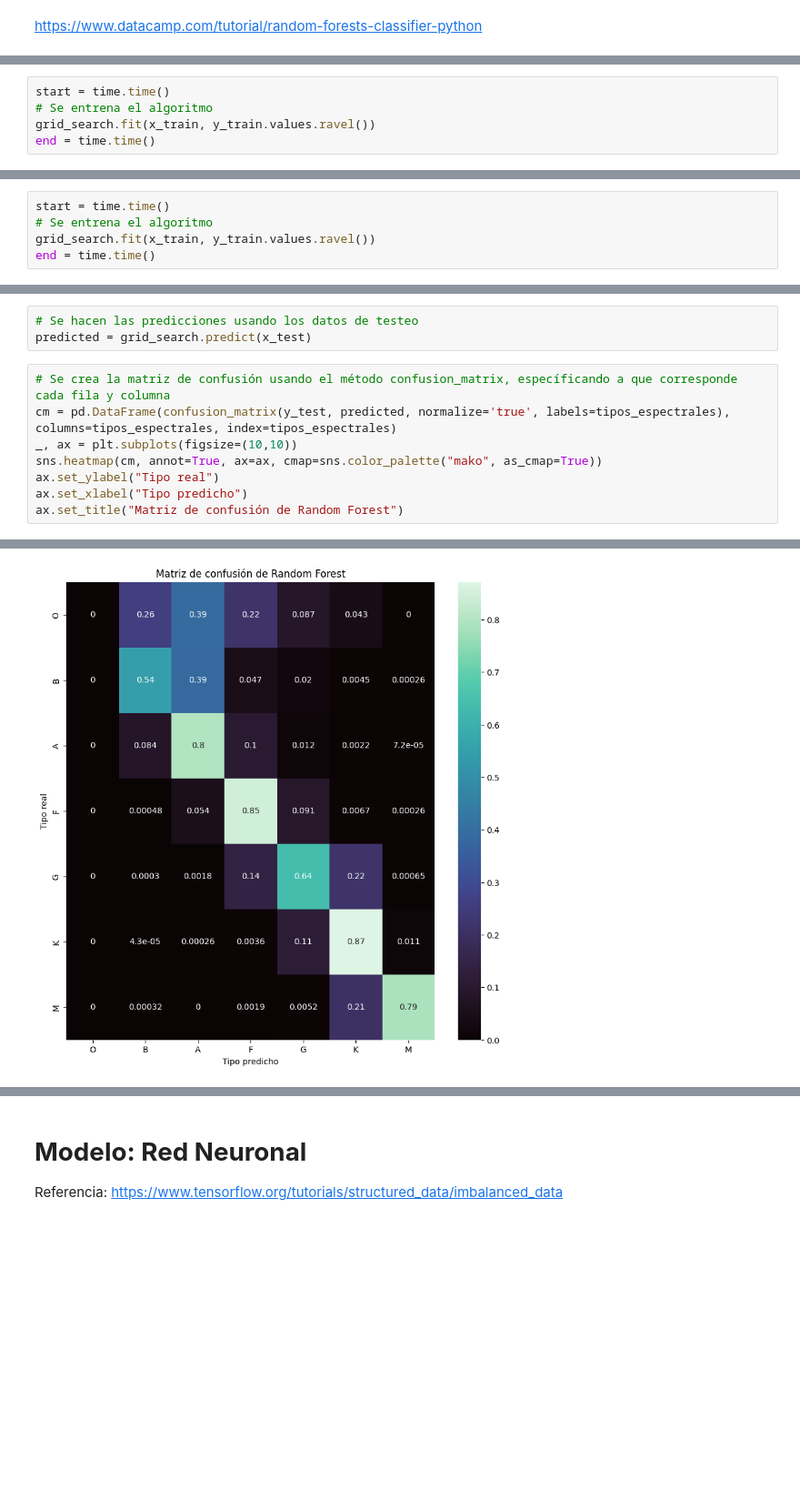
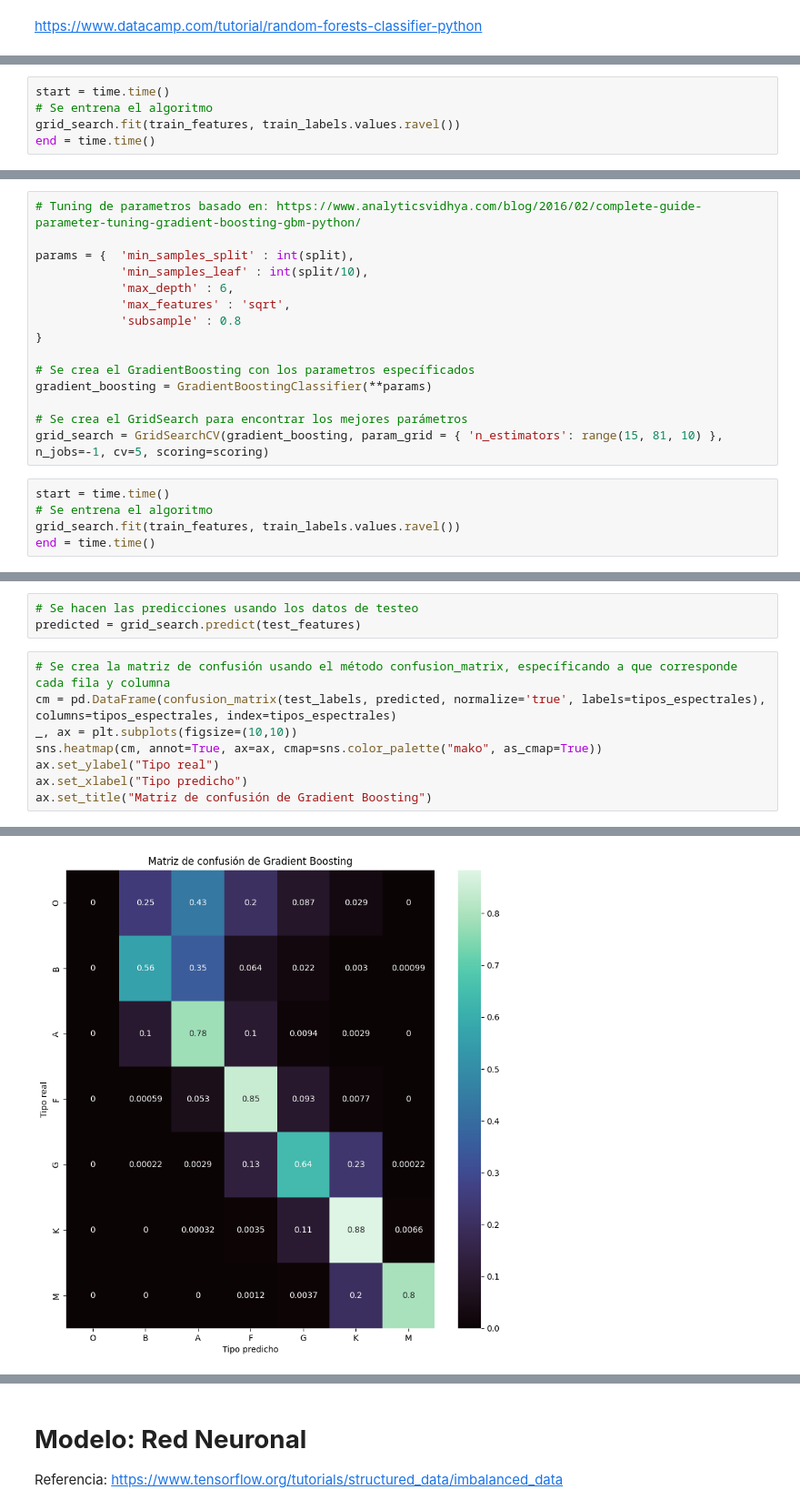
Before and after one commit to bsttiv/tipos_espectrales, a Jupyter notebook: Tipos_Espectrales.ipynb, the cells around one changed output, grey strips where cells are left out. Shown at 91% size. Saved outputs shown, nothing was run; the diff lists cells and outputs as text; blank space fills up the shorter version.

```diff
--- a/Tipos_Espectrales.ipynb
+++ b/Tipos_Espectrales.ipynb
@@ -308,7 +302,7 @@ grid_search = GridSearchCV(random_forest, param_grid = { 'n_estimators': range(1
 # %%
 start = time.time()
 # Se entrena el algoritmo
-grid_search.fit(x_train, y_train.values.ravel())
+grid_search.fit(train_features, train_labels.values.ravel())
 end = time.time()
 # %%
 print(f"Tiempo usado en entrenar: {end-start} [segundos]")
@@ -331,7 +350,22 @@ grid_search = GridSearchCV(random_forest, param_grid={'max_depth':range(5,21,5),
+# %%
+# Tuning de parametros basado en: https://www.analyticsvidhya.com/blog/2016/02/complete-guide-parameter-tuning-gradient-boosting-gbm-python/
+
+params = {  'min_samples_split' : int(split),
+            'min_samples_leaf' : int(split/10),
+            'max_depth' : 6,
+            'max_features' : 'sqrt',
+            'subsample' : 0.8
+}
+
+# Se crea el GradientBoosting con los parametros específicados
+gradient_boosting = GradientBoostingClassifier(**params)
+
+# Se crea el GridSearch para encontrar los mejores parámetros
+grid_search = GridSearchCV(gradient_boosting, param_grid = { 'n_estimators': range(15, 81, 10) }, n_jobs=-1, cv=5, scoring=scoring)
 # %%
 start = time.time()
 # Se entrena el algoritmo
-grid_search.fit(x_train, y_train.values.ravel())
+grid_search.fit(train_features, train_labels.values.ravel())
 end = time.time()
 # %%
 print(f"Tiempo usado en entrenar: {end-start} [segundos]")
@@ -344,12 +378,12 @@ Precisión en segunda etapa de tuneo:  0.7672866877289506
 # %%
 # Se hacen las predicciones usando los datos de testeo
-predicted = grid_search.predict(x_test)
+predicted = grid_search.predict(test_features)
 # %%
 # Se crea la matriz de confusión usando el método confusion_matrix, específicando a que corresponde cada fila y columna
-cm = pd.DataFrame(confusion_matrix(y_test, predicted, normalize='true', labels=tipos_espectrales), columns=tipos_espectrales, index=tipos_espectrales)
+cm = pd.DataFrame(confusion_matrix(test_labels, predicted, normalize='true', labels=tipos_espectrales), columns=tipos_espectrales, index=tipos_espectrales)
 _, ax = plt.subplots(figsize=(10,10))
 sns.heatmap(cm, annot=True, ax=ax, cmap=sns.color_palette("mako", as_cmap=True))
 ax.set_ylabel("Tipo real")
 ax.set_xlabel("Tipo predicho")
-ax.set_title("Matriz de confusión de Random Forest")
+ax.set_title("Matriz de confusión de Gradient Boosting")
 # %% [output]
@@ -357,3 +391,3 @@ Text(0.5, 1.0, 'Matriz de confusión de Random Forest')
-[figure, old version]
+[figure, new version]
 # %%
 # Reporte de clasificación
```
Also changed, not shown: parts of 102 cells of this notebook.
